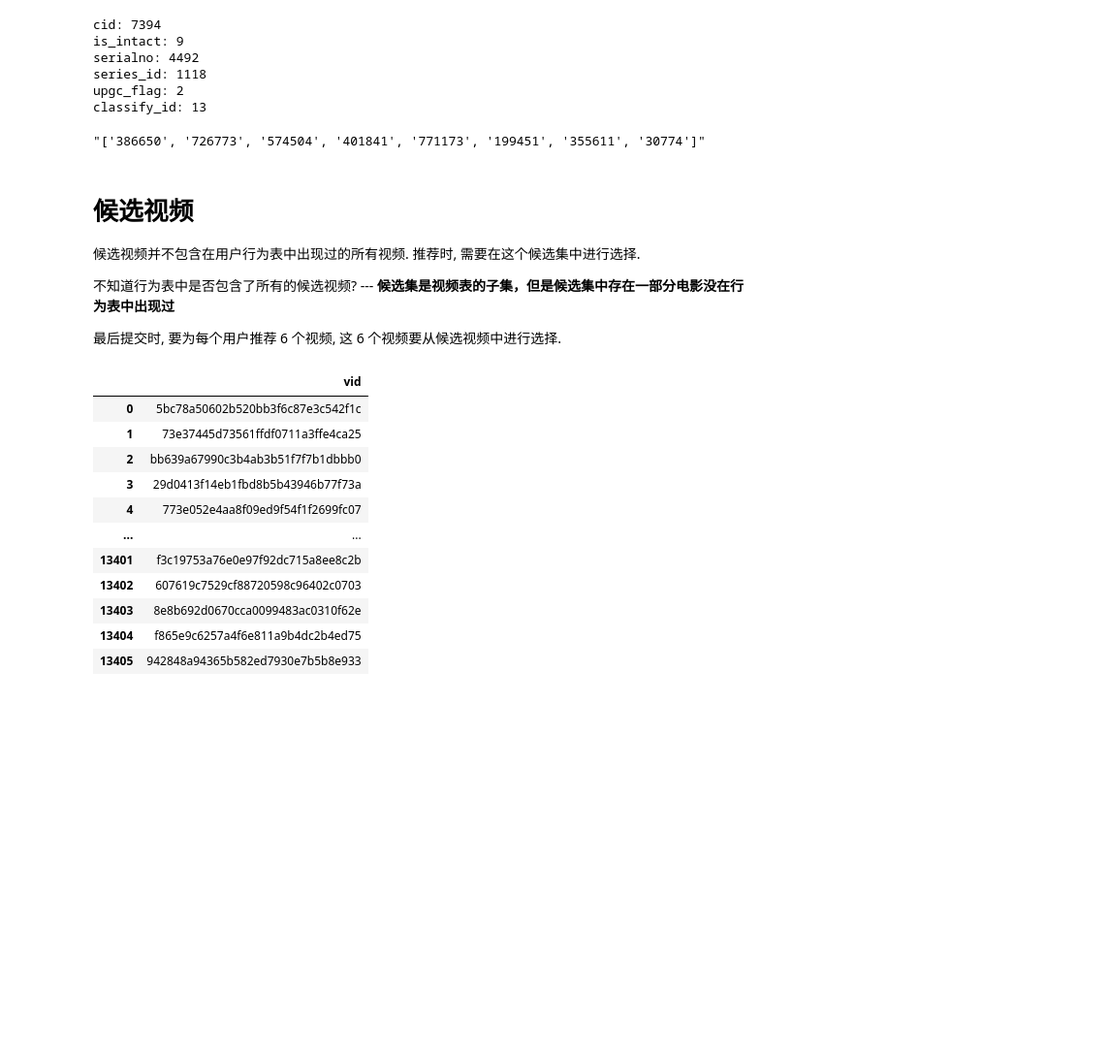
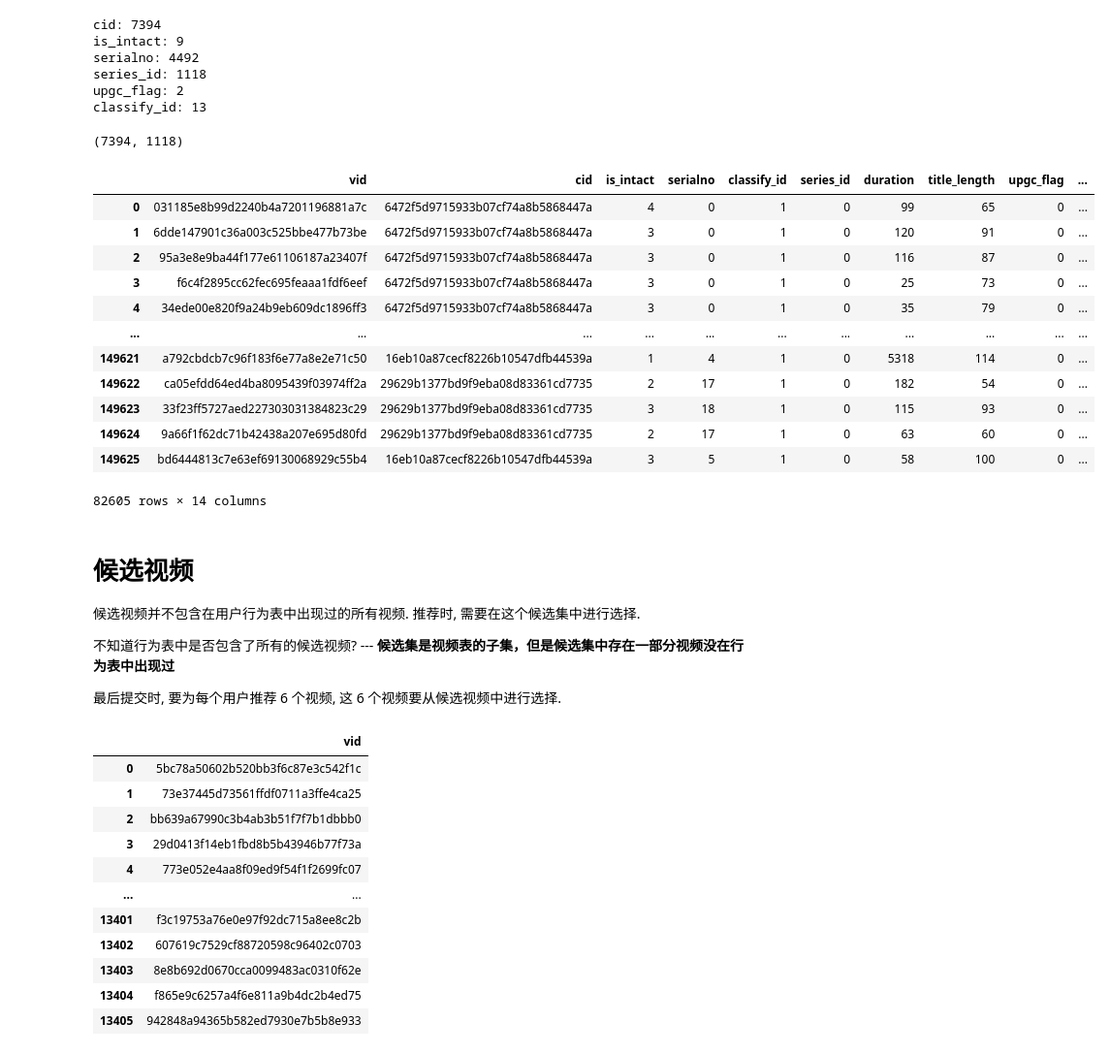
Before and after one commit to GZYZG/mgtv-2022, a Jupyter notebook: data-explore.ipynb, the cells around one changed output. Shown at 97% size. Saved outputs shown, nothing was run; the diff lists cells and outputs as text; code cells hidden in the pictures; blank space fills up the shorter version.

```diff
--- a/data-explore.ipynb
+++ b/data-explore.ipynb
@@ -79,14 +96,32 @@ series_id: 1118
 upgc_flag: 2
 classify_id: 13
 # %%
-vinfo.key_word[0]#.count(',')
+vinfo.cid.nunique(), vinfo.series_id.nunique()
 # %% [output]
-"['386650', '726773', '574504', '401841', '771173', '199451', '355611', '30774']"
+(7394, 1118)
+# %%
+gv = vinfo.groupby('series_id')
+# %%
+gv.get_group(0)
+# %% [output]
+|  | vid | cid | is_intact | serialno | classify_id | series_id | duration | title_length | upgc_flag | ... |
+| 0 | 031185e8b99d2240b4a7201196881a7c | 6472f5d9715933b07cf74a8b5868447a | 4 | 0 | 1 | 0 | 99 | 65 | 0 | ... |
+| 1 | 6dde147901c36a003c525bbe477b73be | 6472f5d9715933b07cf74a8b5868447a | 3 | 0 | 1 | 0 | 120 | 91 | 0 | ... |
+| 2 | 95a3e8e9ba44f177e61106187a23407f | 6472f5d9715933b07cf74a8b5868447a | 3 | 0 | 1 | 0 | 116 | 87 | 0 | ... |
+| 3 | f6c4f2895cc62fec695feaaa1fdf6eef | 6472f5d9715933b07cf74a8b5868447a | 3 | 0 | 1 | 0 | 25 | 73 | 0 | ... |
+| 4 | 34ede00e820f9a24b9eb609dc1896ff3 | 6472f5d9715933b07cf74a8b5868447a | 3 | 0 | 1 | 0 | 35 | 79 | 0 | ... |
+| ... | ... | ... | ... | ... | ... | ... | ... | ... | ... | ... |
+| 149621 | a792cbdcb7c96f183f6e77a8e2e71c50 | 16eb10a87cecf8226b10547dfb44539a | 1 | 4 | 1 | 0 | 5318 | 114 | 0 | ... |
+| 149622 | ca05efdd64ed4ba8095439f03974ff2a | 29629b1377bd9f9eba08d83361cd7735 | 2 | 17 | 1 | 0 | 182 | 54 | 0 | ... |
+| 149623 | 33f23ff5727aed227303031384823c29 | 29629b1377bd9f9eba08d83361cd7735 | 3 | 18 | 1 | 0 | 115 | 93 | 0 | ... |
+| 149624 | 9a66f1f62dc71b42438a207e695d80fd | 29629b1377bd9f9eba08d83361cd7735 | 2 | 17 | 1 | 0 | 63 | 60 | 0 | ... |
+| 149625 | bd6444813c7e63ef69130068929c55b4 | 16eb10a87cecf8226b10547dfb44539a | 3 | 5 | 1 | 0 | 58 | 100 | 0 | ... |
+82605 rows × 14 columns
 # %% [markdown]
 # 候选视频
 候选视频并不包含在用户行为表中出现过的所有视频. 推荐时, 需要在这个候选集中进行选择.
 
-不知道行为表中是否包含了所有的候选视频? --- **候选集是视频表的子集，但是候选集中存在一部分电影没在行为表中出现过**
+不知道行为表中是否包含了所有的候选视频? --- **候选集是视频表的子集，但是候选集中存在一部分视频没在行为表中出现过**
 
 最后提交时, 要为每个用户推荐 6 个视频, 这 6 个视频要从候选视频中进行选择.
 # %%
```
Also changed, not shown: parts of 5 cells of this notebook, 1 other file.
